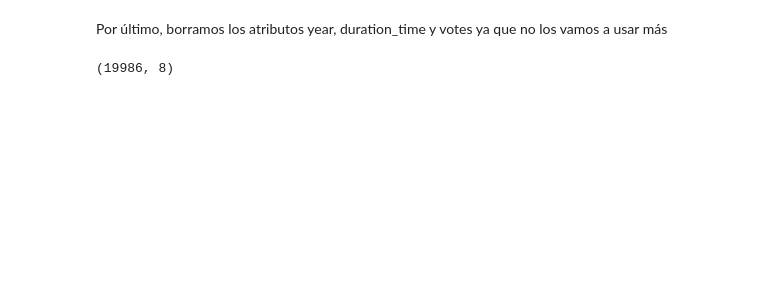
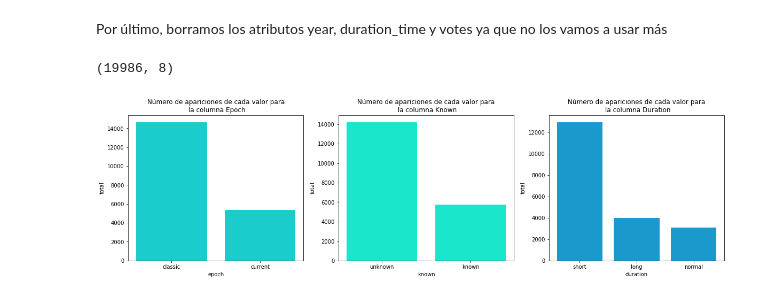
Before and after one commit to antoniomfc/TFM, a Jupyter notebook: Exploración-dataset-imdb.ipynb, the cells around one changed output. Cells and saved outputs as stored; diff of their text form; code cells hidden in the pictures; blank space fills up the shorter version.

```diff
--- a/Exploración-dataset-imdb.ipynb
+++ b/Exploración-dataset-imdb.ipynb
@@ -241,3 +217,24 @@ df = df[['id', 'title', 'genre', 'country', 'epoch', 'duration', 'known', 'descr
 df.shape
 # %% [output]
 (19986, 8)
+# %%
+fig, (ax1, ax2, ax3) = plt.subplots(1, 3, figsize=(20, 5))
+
+ax1.bar(df.epoch.unique(), df.epoch.value_counts(), color=[(0.1), (0.8), (0.8)])
+ax1.set(title='Número de apariciones de cada valor para\n la columna Epoch',
+       xlabel='epoch',
+       ylabel='total')
+
+ax2.bar(df.known.unique(), df.known.value_counts(), color=[(0.1), (0.9), (0.8)])
+ax2.set(title='Número de apariciones de cada valor para\n la columna Known',
+       xlabel='known',
+       ylabel='total')
+
+ax3.bar(df.duration.unique(), df.duration.value_counts(), color=[(0.1), (0.6), (0.8)])
+ax3.set(title='Número de apariciones de cada valor para\n la columna Duration',
+       xlabel='duration',
+       ylabel='total')
+
+plt.show()
+# %% [output]
+[figure, added]
```
Also changed, not shown: parts of 7 cells of this notebook.
